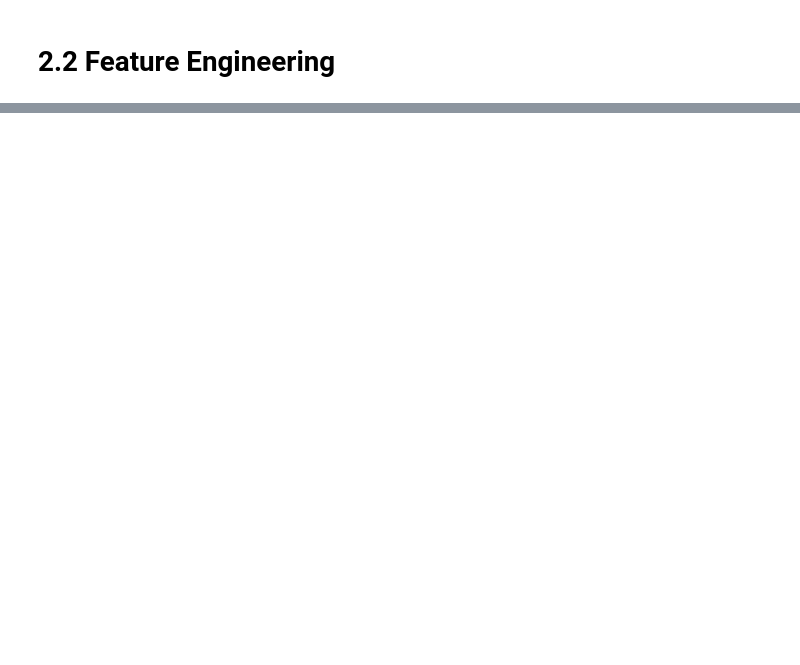
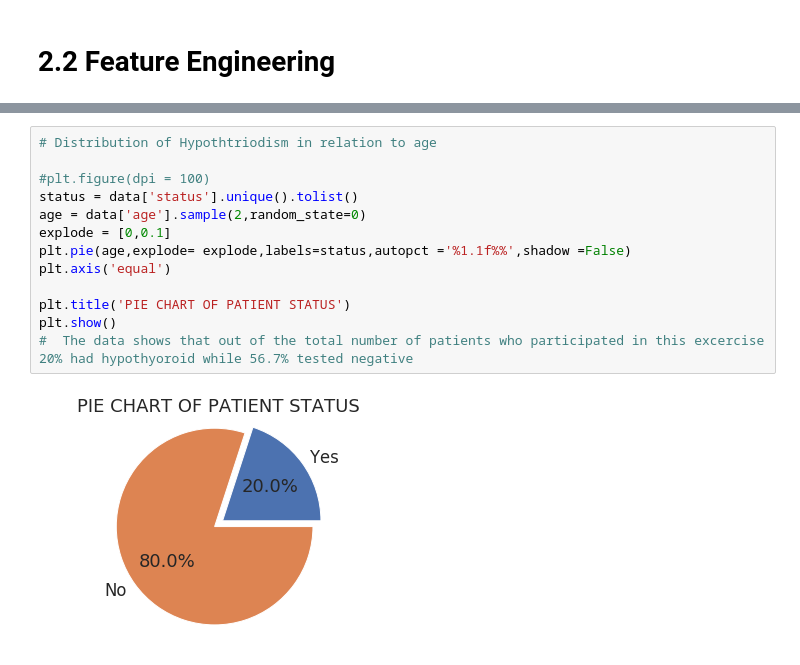
Before and after one commit to SamwelJane/Nairobi-Hospital-clinical-camp-test-for-hypothyroidism, a Jupyter notebook: Nairobi_Hospital_Hypothyriodism_prediction_th.ipynb, the cells around one changed output, grey strips where cells are left out. Drawn from its saved outputs; the diff is of its cells as text; blank space fills up the shorter version.

```diff
--- a/Nairobi_Hospital_Hypothyriodism_prediction_th.ipynb
+++ b/Nairobi_Hospital_Hypothyriodism_prediction_th.ipynb
@@ -185,0 +441,15 @@ models.append(('SVM', SVC(gamma='auto')))
+# %%
+# Distribution of Hypothtriodism in relation to age
+
+#plt.figure(dpi = 100)
+status = data['status'].unique().tolist()
+age = data['age'].sample(2,random_state=0)
+explode = [0,0.1]
+plt.pie(age,explode= explode,labels=status,autopct ='%1.1f%%',shadow =False)
+plt.axis('equal')
+
+plt.title('PIE CHART OF PATIENT STATUS')
+plt.show()
+#  The data shows that out of the total number of patients who participated in this excercise 20% had hypothyoroid while 56.7% tested negative
+# %% [output]
+[figure, added]
```
Also changed, not shown: parts of 79 cells of this notebook.
